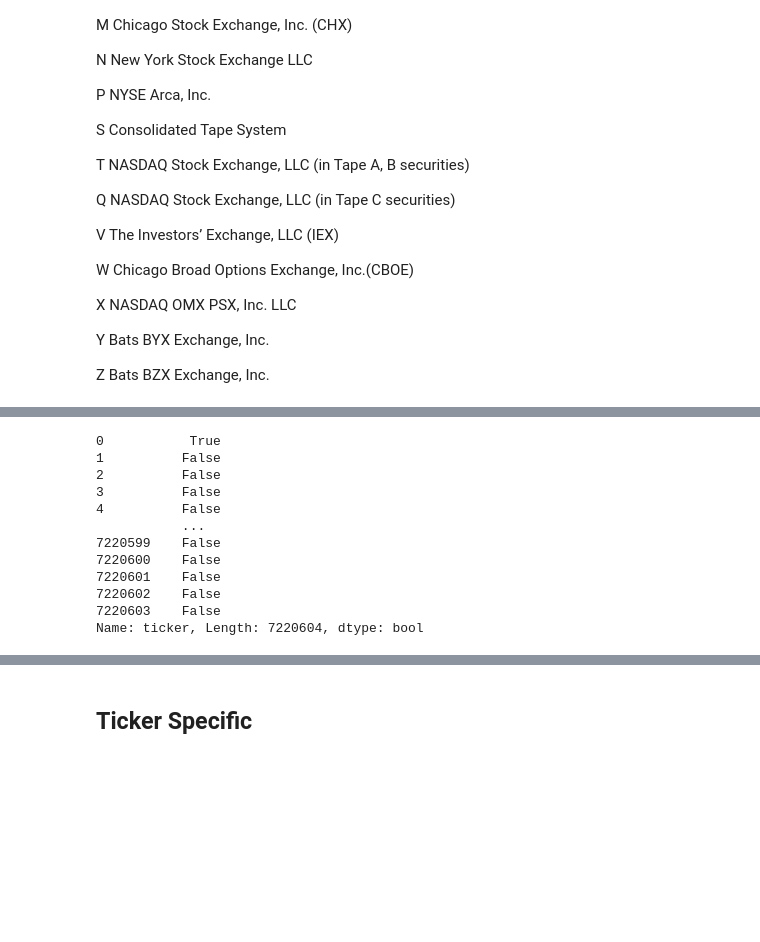
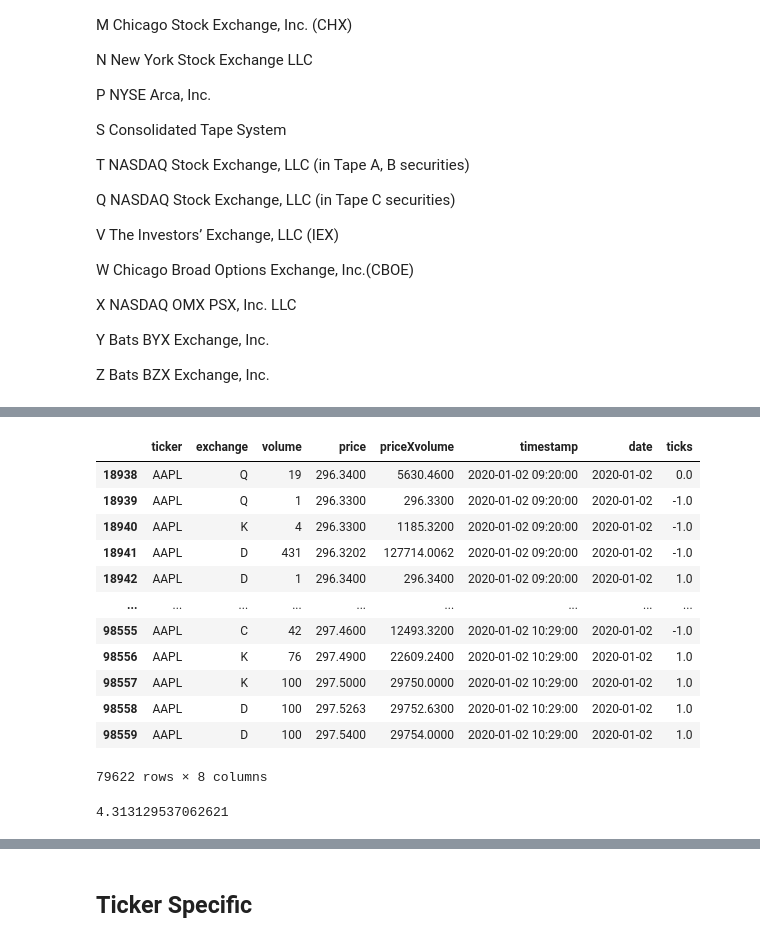
Before and after one commit to ridicholas/FinancialML, a Jupyter notebook: FinancialML.ipynb, the cells around one changed output, grey strips where cells are left out. Cells and saved outputs as stored; diff of their text form; code cells hidden in the pictures; blank space fills up the shorter version.

```diff
--- a/FinancialML.ipynb
+++ b/FinancialML.ipynb
@@ -194,15 +219,16 @@ Name: price, Length: 7220604, dtype: float64
 # %%
-taq.data['ticker'].shift(1).ne(taq.data['ticker'])
+taq.data[taq.data.ticker == 'AAPL']
 # %% [output]
+|  | ticker | exchange | volume | price | priceXvolume | timestamp | date | ticks |
+| 18938 | AAPL | Q | 19 | 296.3400 | 5630.4600 | 2020-01-02 09:20:00 | 2020-01-02 | 0.0 |
+| 18939 | AAPL | Q | 1 | 296.3300 | 296.3300 | 2020-01-02 09:20:00 | 2020-01-02 | -1.0 |
+| 18940 | AAPL | K | 4 | 296.3300 | 1185.3200 | 2020-01-02 09:20:00 | 2020-01-02 | -1.0 |
+| 18941 | AAPL | D | 431 | 296.3202 | 127714.0062 | 2020-01-02 09:20:00 | 2020-01-02 | -1.0 |
+| 18942 | AAPL | D | 1 | 296.3400 | 296.3400 | 2020-01-02 09:20:00 | 2020-01-02 | 1.0 |
+| ... | ... | ... | ... | ... | ... | ... | ... | ... |
+| 98555 | AAPL | C | 42 | 297.4600 | 12493.3200 | 2020-01-02 10:29:00 | 2020-01-02 | -1.0 |
+| 98556 | AAPL | K | 76 | 297.4900 | 22609.2400 | 2020-01-02 10:29:00 | 2020-01-02 | 1.0 |
+| 98557 | AAPL | K | 100 | 297.5000 | 29750.0000 | 2020-01-02 10:29:00 | 2020-01-02 | 1.0 |
+| 98558 | AAPL | D | 100 | 297.5263 | 29752.6300 | 2020-01-02 10:29:00 | 2020-01-02 | 1.0 |
+| 98559 | AAPL | D | 100 | 297.5400 | 29754.0000 | 2020-01-02 10:29:00 | 2020-01-02 | 1.0 |
-0           True
-1          False
-2          False
-3          False
-4          False
-           ...
-7220599    False
-7220600    False
-7220601    False
-7220602    False
-7220603    False
-Name: ticker, Length: 7220604, dtype: bool
+79622 rows × 8 columns
@@ -208,0 +240,7 @@ Name: ticker, Length: 7220604, dtype: bool
+# %%
+exp_ticks = 140
+avg = abs(ticks.mean())
+thresh = exp_ticks * avg
+print(thresh)
+# %% [output]
+4.313129537062621
```
Also changed, not shown: parts of 10 cells of this notebook, 4 other files.
